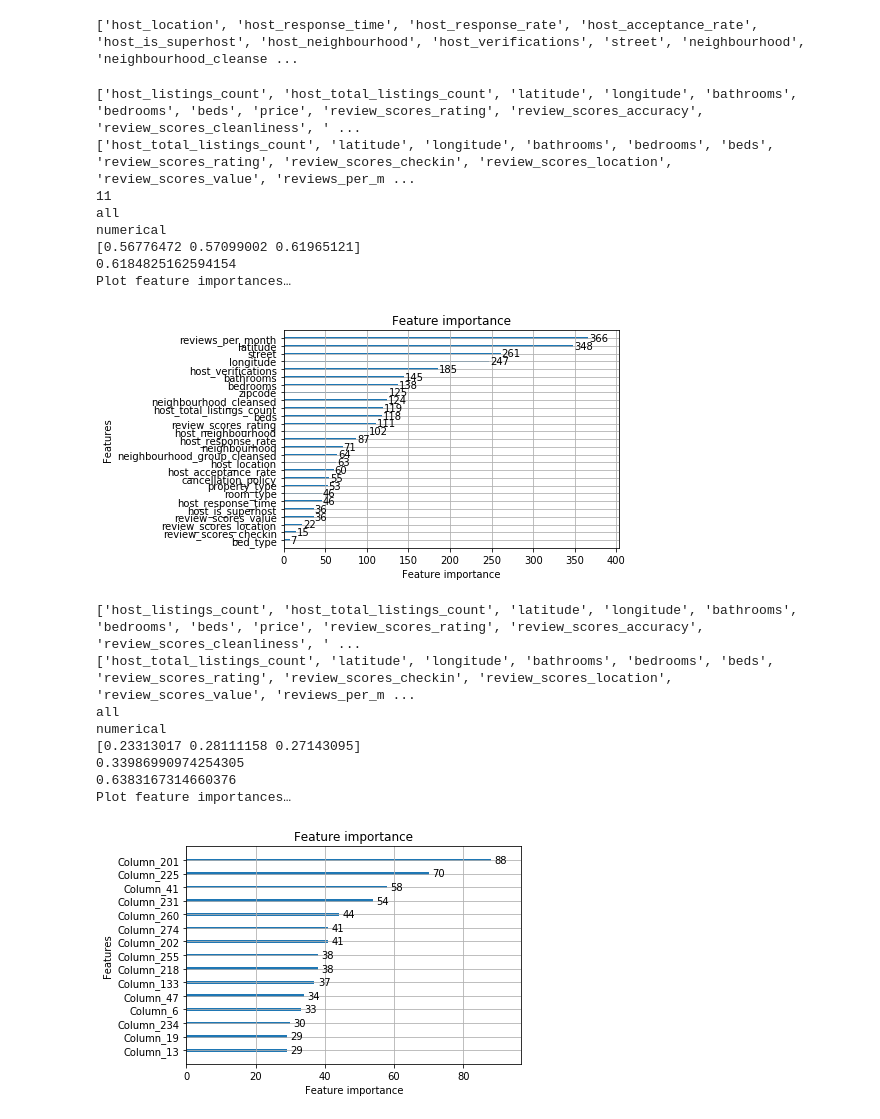
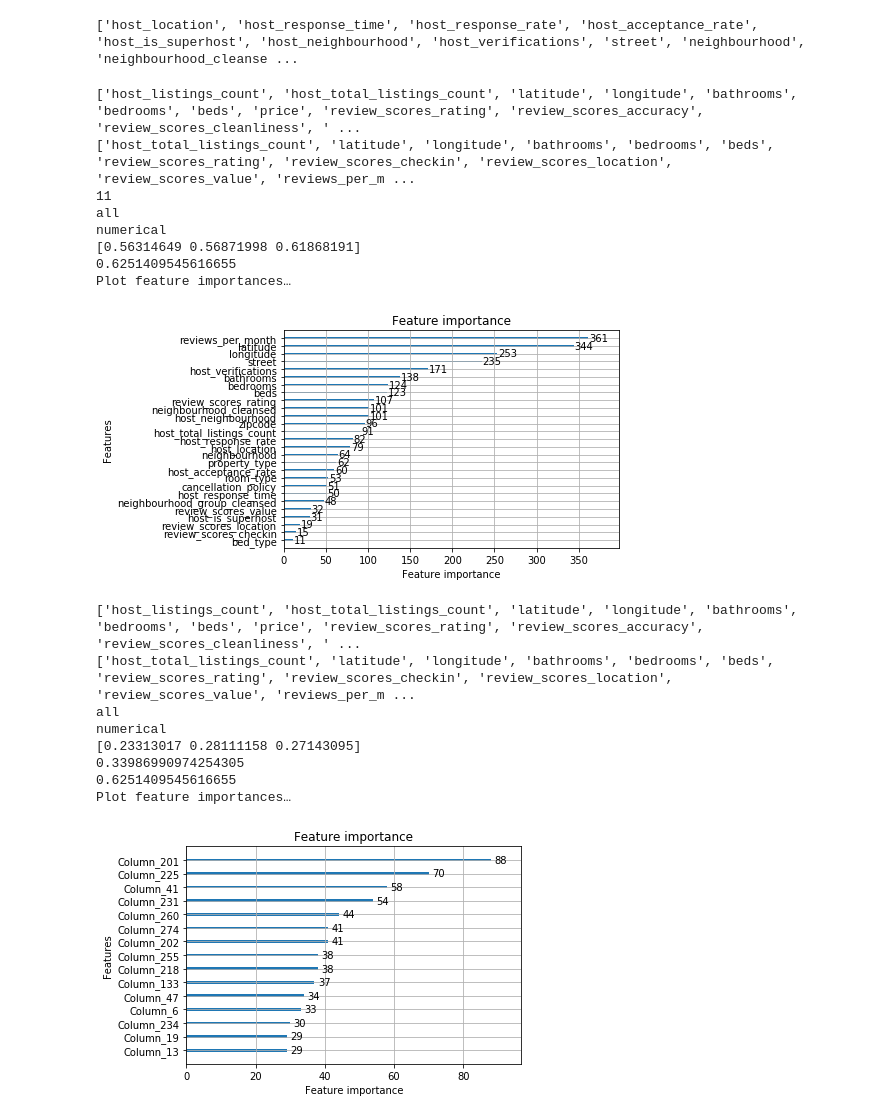
Before and after one commit to kuzn137/airbnb-data-modeling, a Jupyter notebook: airbnb.ipynb, the cells around one changed output. Cells and saved outputs as stored; diff of their text form; code cells hidden in the pictures.

```diff
--- a/airbnb.ipynb
+++ b/airbnb.ipynb
@@ -32,5 +36,10 @@ df.head()
 # %%
 def model_eval(X, y, model):
+    '''
+    input: X is features data frame, y is respones, model
+    output: cross validation score, test score, predicted values
+
+    '''
     X_train, X_test, y_train, y_test = train_test_split(X, y, test_size=0.2, random_state=42)
     model.fit(X_train, np.ravel(y_train))
     y_pred = model.predict(X_test)
@@ -101,7 +114,7 @@ for i in col_reviews:
 # %% [output]
 2
 # %%
-colf=df.select_dtypes('float').columns
+colf=df.select_dtypes(['float', 'int']).columns
 colf =[i for i in colf if i not in ['scrape_id']]
 print(colf)
 #print(dfb.loc[dfb['monthly_price'].isnull(), ['monthly_price']])
@@ -165,35 +178,33 @@ X_cat = df[cat_col]
 # %%
 print(colf)
 print(col)
-#print(X_desc)
-#X_cat=df[cat_col]
-#X=np.concatenate((X_num, X_desc),axis =1)
 Y=df["price"]
 #model
 print(len(col))
 #model
 X=df[col+cat_col]
-model = lgb.LGBMRegressor(boosting_type ='gbdt', learning_rate = 0.1, num_leaves=43, max_depth =7)#DecisionTreeClassifier(min_samples_split=4, max_depth=8,  class_weight={0: 1, 1: 4})#
+model = lgb.LGBMRegressor(boosting_type ='gbdt', learning_rate = 0.1, num_leaves=42, max_depth =7)#DecisionTreeClassifier(min_samples_split=4, max_depth=8,  class_weight={0: 1, 1: 4})#
 #model=XGBRegressor(max_depth=5, learning_rate=0.05)#DecisionTreeClassifier(max_depth=5,  class_weight={0: 1, 1: 3.5}) #ExtraTreesClassifier(n_estimators=100, max_depth=5)
 #cross_val
 score, test_score, y_pred = model_eval(X, Y, model)
 print('all')
 print('numerical')
 print(score)
 print(test_score)
+
 print("Plot feature importances…")
 ax = lgb.plot_importance(model, max_num_features=31)
 plt.show()
 # %% [output]
 ['host_listings_count', 'host_total_listings_count', 'latitude', 'longitude', 'bathrooms', 'bedrooms', 'beds', 'price', 'review_scores_rating', 'review_scores_accuracy', 'review_scores_cleanliness', ' ...
 ['host_total_listings_count', 'latitude', 'longitude', 'bathrooms', 'bedrooms', 'beds', 'review_scores_rating', 'review_scores_checkin', 'review_scores_location', 'review_scores_value', 'reviews_per_m ...
 11
 all
 numerical
-[0.56776472 0.57099002 0.61965121]
-0.6184825162594154
+[0.56314649 0.56871998 0.61868191]
+0.6251409545616655
 Plot feature importances…
-[figure, old version]
+[figure, new version]
 # %%
 count_descp = TfidfVectorizer(max_features = 90,
                               ngram_range = (1,3),
@@ -219,15 +230,13 @@ X_desc
 #X=np.concatenate((X_num, X_desc),axis =1)
 Y=df["price"]
 #model
-X1=hstack((               X_am,
-
+X1=hstack((              X_am,
                          X_transit,
                          X_name,
                          X_desc)).tocsr()
 model1 = lgb.LGBMRegressor(boosting_type ='gbdt', learning_rate = 0.2, num_leaves=43, max_depth = 9)#DecisionTreeClassifier(min_samples_split=4, max_depth=8,  class_weight={0: 1, 1: 4})#
-#model1=XGBRegressor(max_depth=6, learning_rate=0.05, early_stopping_rounds=20)#DecisionTreeClassifier(max_depth=5,  class_weight={0: 1, 1: 3.5}) #ExtraTreesClassifier(n_estimators=100, max_depth=5)
-#cross_val
-#score, test_score = model_eval(X, Y, model)
+#model=XGBRegressor(max_depth=6, learning_rate=0.05, early_stopping_rounds=20)#DecisionTreeClassifier(max_depth=5,  class_weight={0: 1, 1: 3.5}) #ExtraTreesClassifier(n_estimators=100, max_depth=5)
+#score, test_score, ypred = model_eval(X, Y, model1)
 score1, test_score1, ypred1 = model_eval(X1, Y, model1)
 print('all')
 print('numerical')
@@ -236,7 +245,7 @@ print(score1)
 print(test_score1)
 y_pred2=0.2*ypred1+0.8*y_pred
 #y_pred=0.2*model1.predict(X1)+0.8*model.predict(X)
-test_score = r2_score(y_test, y_pred2)
+#test_score = r2_score(y_test, y_pred2)
 print(test_score)
 print("Plot feature importances…")
 ax = lgb.plot_importance(model1, max_num_features=15)
@@ -248,6 +257,6 @@ all
 numerical
 [0.23313017 0.28111158 0.27143095]
 0.33986990974254305
-0.6383167314660376
+0.6251409545616655
 Plot feature importances…
 [figure]
```
Also changed, not shown: parts of 10 cells of this notebook.
